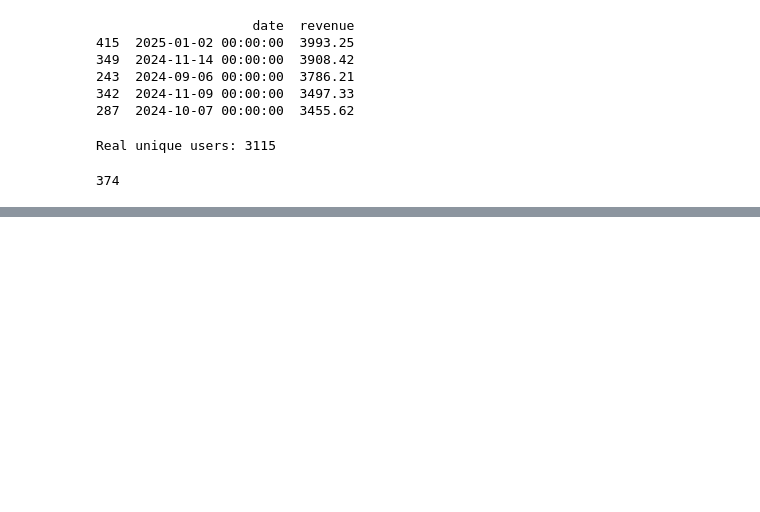
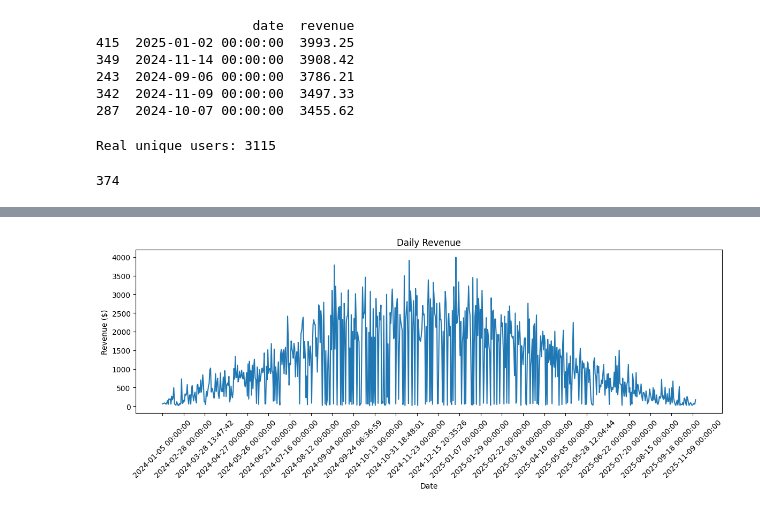
Before and after one commit to DiyorGaffarov/TASK-4_DATA, a Jupyter notebook: DATA1/notebooks/data_analysis.ipynb, the cells around one changed output, grey strips where cells are left out. Drawn from its saved outputs; the diff is of its cells as text; code cells hidden in the pictures; blank space fills up the shorter version.

```diff
--- a/DATA1/notebooks/data_analysis.ipynb
+++ b/DATA1/notebooks/data_analysis.ipynb
@@ -54,0 +92,11 @@ books_df['author'].nunique()
+# %%
+plt.figure(figsize=(12, 5))
+plt.plot(daily_revenue['date'], daily_revenue['revenue'])
+plt.title('Daily Revenue')
+plt.xlabel('Date')
+plt.ylabel('Revenue ($)')
+plt.xticks(daily_revenue['date'][::30], rotation=45)
+plt.tight_layout()
+plt.show()
+# %% [output]
+[figure, added]
```
Also changed, not shown: parts of 2 cells of this notebook, 1 other file.
